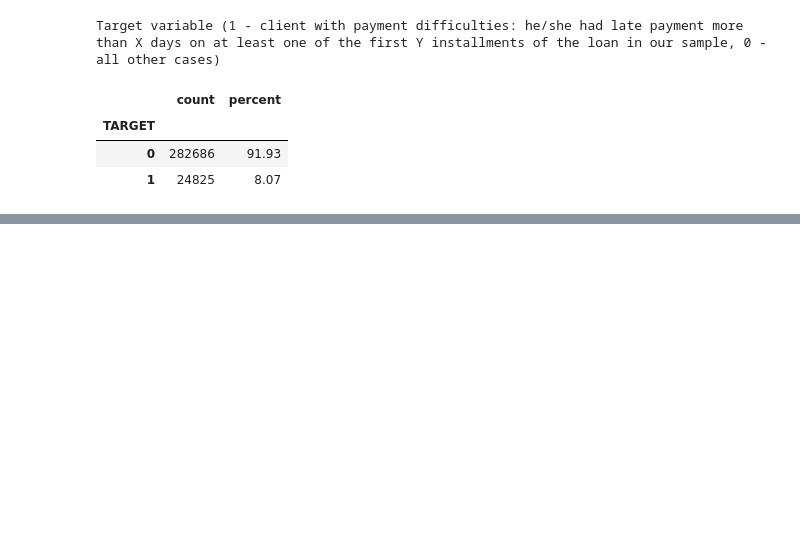
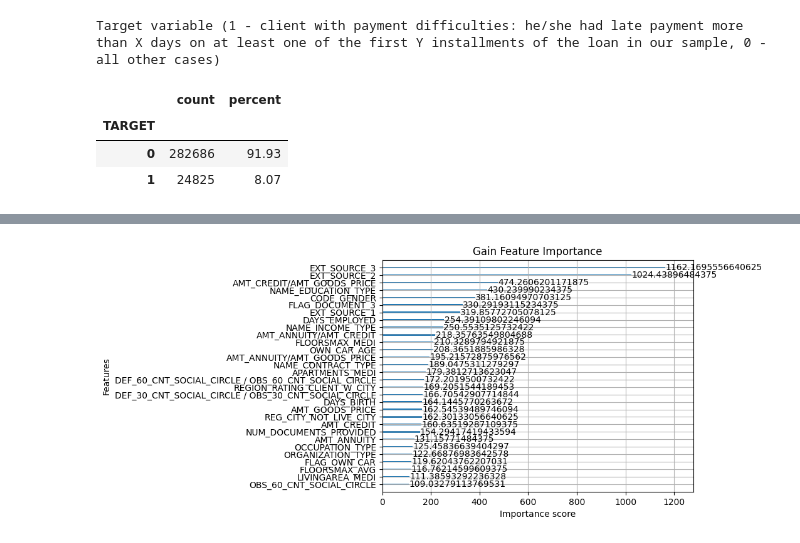
Before and after one commit to skydoldif/home-credit-default-risk, a Jupyter notebook: data_processing.ipynb, the cells around one changed output, grey strips where cells are left out. Cells and saved outputs as stored; diff of their text form; code cells hidden in the pictures; blank space fills up the shorter version.

```diff
--- a/data_processing.ipynb
+++ b/data_processing.ipynb
@@ -59,0 +142,86 @@ Name: count, dtype: int64
+# %%
+X_trainval = feature_engineering(X_trainval)
+X_test = feature_engineering(X_test)
+# %%
+from sklearn.model_selection import train_test_split
+import shap
+
+X_train, X_val, y_train, y_val = train_test_split(X_trainval, y_trainval, test_size=0.2, random_state=random_state, stratify=y_trainval)
+
+# Calculate scale_pos_weight for imbalance
+# Formula: sum(negative) / sum(positive)
+n_pos = np.sum(y_train == 1)
+n_neg = np.sum(y_train == 0)
+scale_weight = n_neg / n_pos
+
+print(f"Class Imbalance Ratio (scale_pos_weight): {scale_weight:.2f}")
+
+# Create DMatrix
+dsubtrain = xgb.DMatrix(X_train, label=y_train, enable_categorical=True)
+dval = xgb.DMatrix(X_val, label=y_val, enable_categorical=True)
+
+# ==========================================
+# 3. Model Configuration & Training
+# ==========================================
+
+params = {
+    'objective': 'binary:logistic',
+    'eval_metric': 'auc',
+
+    # Handling Imbalance
+    'scale_pos_weight': scale_weight,
+
+    # Handling Categorical Data
+    # 'hist' tree method is required for efficient native categorical support
+    'tree_method': 'hist',
+
+    # Null Handling:
+    # XGBoost automatically learns the best direction for NaNs.
+    # No explicit param needed, but you can set 'missing' if using a specific sentinel.
+
+    'max_depth': 4,
+    'eta': 0.1,
+    'seed': 42
+}
+
+# Train the model
+# Using the native train() method, not the sklearn fit() wrapper
+results = {}
+model = xgb.train(
+    params=params,
+    dtrain=dsubtrain,
+    num_boost_round=500,
+    evals=[(dsubtrain, 'train'), (dval, 'test')],
+    early_stopping_rounds=10,
+    evals_result=results,
+    verbose_eval=False
+)
+
+print(f"Best Iteration: {model.best_iteration}")
+print(f"Best AUC: {model.best_score}")
+
+# 'gain' is usually the most informative metric (average gain in accuracy)
+importance = model.get_score(importance_type='gain')
+
+# Plot native importance
+xgb.plot_importance(model, importance_type='gain', title='Gain Feature Importance', max_num_features=30)
+plt.show()
+
+# ==========================================
+# 5. SHAP Values
+# ==========================================
+print("\n--- Computing SHAP Values ---")
+
+
+# Initialize Explainer
+# model_output='raw' ensures we explain the log odds (margin)
+explainer = shap.TreeExplainer(model)
+
+# Calculate SHAP values for the test set
+# Note: For native DMatrix with categoricals, SHAP handles them automatically
+shap_values = explainer.shap_values(dval)
+
+# Plot Summary
+plt.figure()
+shap.summary_plot(shap_values, X_val)
+# %% [output]
@@ -59,0 +231 @@ Name: count, dtype: int64
+[figure, added]
```
Also changed, not shown: parts of 6 cells of this notebook, 1 other file.
